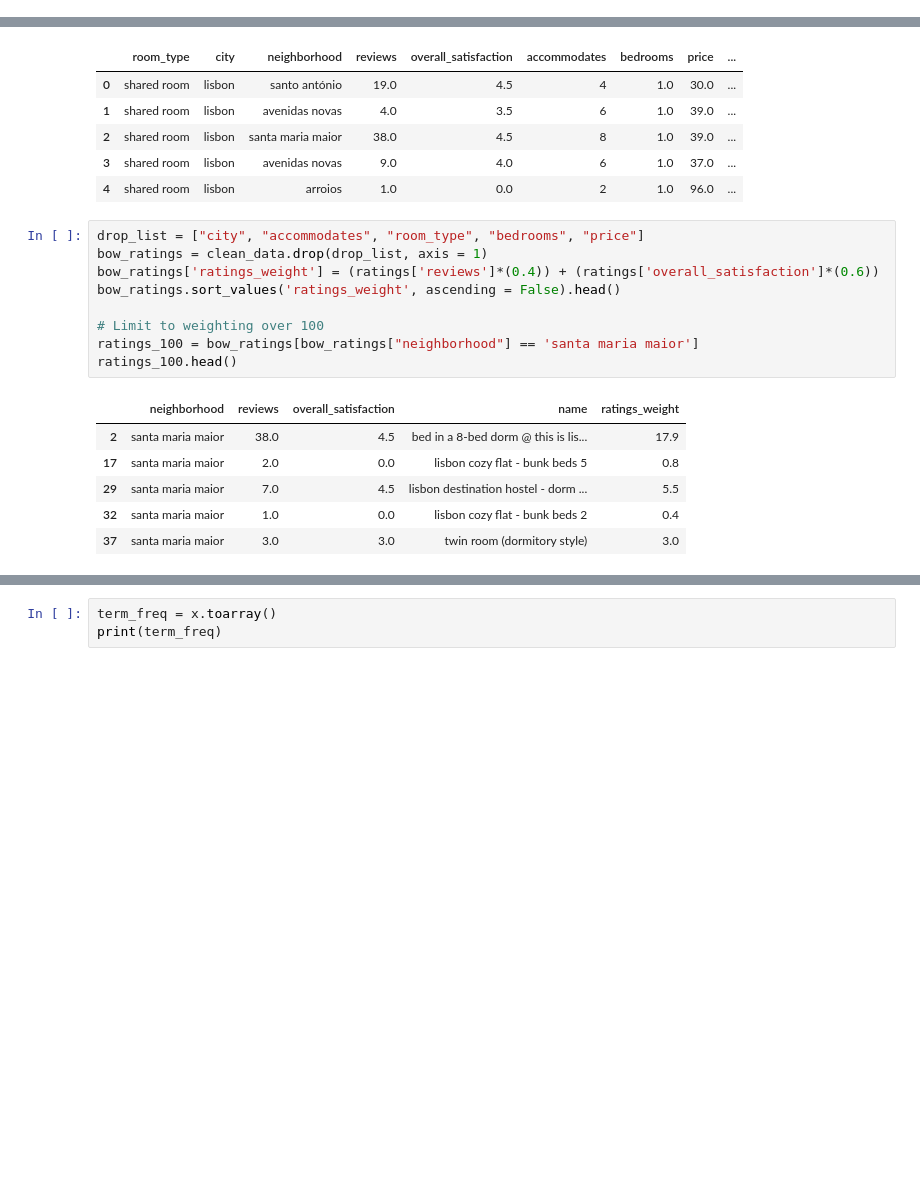
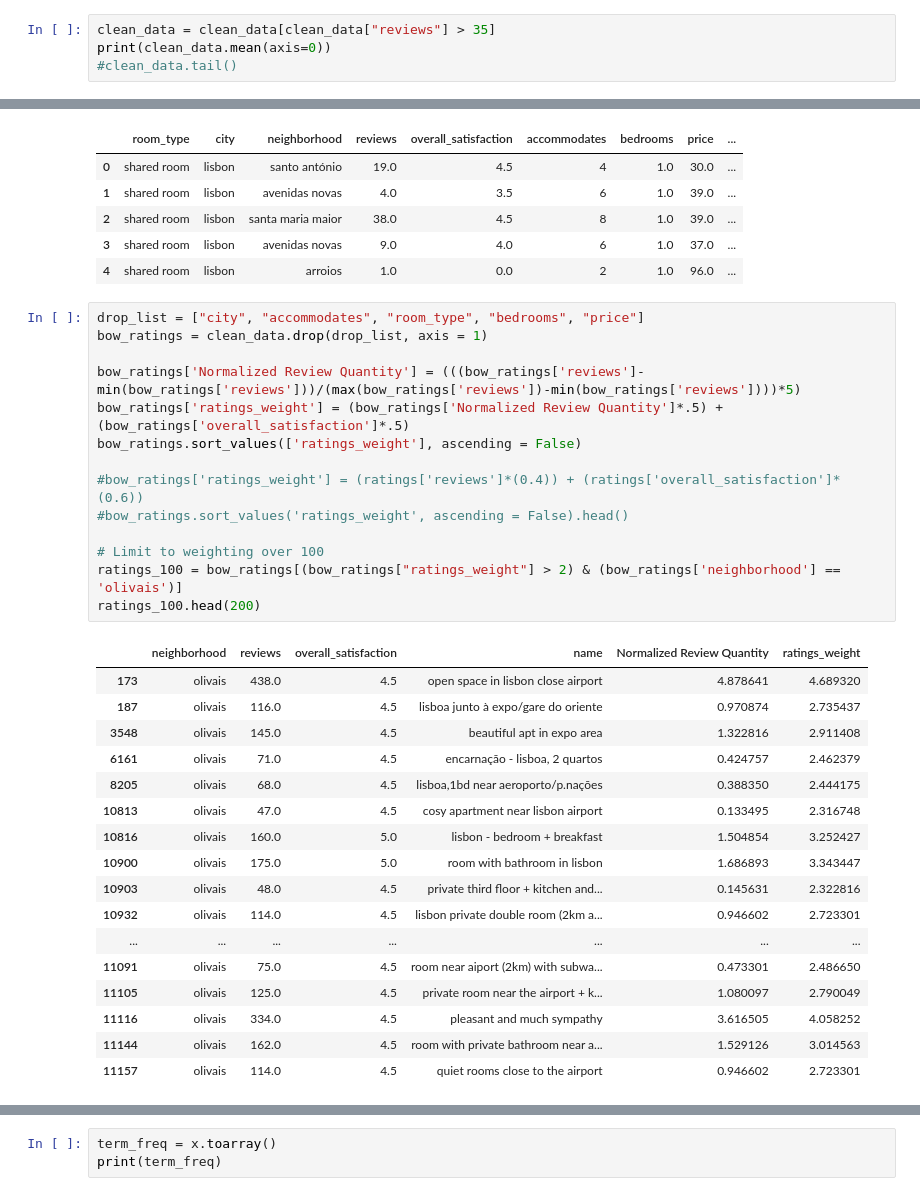
Before and after one commit to frankcardozo/Project-Week-2-Lisbon, a Jupyter notebook: your-project/ratings-price.ipynb, the cells around one changed output, grey strips where cells are left out. Drawn from its saved outputs; the diff is of its cells as text; blank space fills up the shorter version.

```diff
--- a/your-project/ratings-price.ipynb
+++ b/your-project/ratings-price.ipynb
@@ -36,0 +53,4 @@ clean_data.head()
+# %%
+clean_data = clean_data[clean_data["reviews"] > 35]
+print(clean_data.mean(axis=0))
+#clean_data.tail()
@@ -152,19 +181,35 @@ clean_data.head()
 # %%
 drop_list = ["city", "accommodates", "room_type", "bedrooms", "price"]
 bow_ratings = clean_data.drop(drop_list, axis = 1)
-bow_ratings['ratings_weight'] = (ratings['reviews']*(0.4)) + (ratings['overall_satisfaction']*(0.6))
-bow_ratings.sort_values('ratings_weight', ascending = False).head()
+
+bow_ratings['Normalized Review Quantity'] = (((bow_ratings['reviews']-min(bow_ratings['reviews']))/(max(bow_ratings['reviews'])-min(bow_ratings['reviews'])))*5)
+bow_ratings['ratings_weight'] = (bow_ratings['Normalized Review Quantity']*.5) + (bow_ratings['overall_satisfaction']*.5)
+bow_ratings.sort_values(['ratings_weight'], ascending = False)
+
+#bow_ratings['ratings_weight'] = (ratings['reviews']*(0.4)) + (ratings['overall_satisfaction']*(0.6))
+#bow_ratings.sort_values('ratings_weight', ascending = False).head()
 
 # Limit to weighting over 100
-ratings_100 = bow_ratings[bow_ratings["neighborhood"] == 'santa maria maior']
-ratings_100.head()
+ratings_100 = bow_ratings[(bow_ratings["ratings_weight"] > 2) & (bow_ratings['neighborhood'] == 'olivais')]
+ratings_100.head(200)
 # %% [output]
-|  | neighborhood | reviews | overall_satisfaction | name | ratings_weight |
-| 2 | santa maria maior | 38.0 | 4.5 | bed in a 8-bed dorm @ this is lis... | 17.9 |
-| 17 | santa maria maior | 2.0 | 0.0 | lisbon cozy flat - bunk beds 5 | 0.8 |
-| 29 | santa maria maior | 7.0 | 4.5 | lisbon destination hostel - dorm ... | 5.5 |
-| 32 | santa maria maior | 1.0 | 0.0 | lisbon cozy flat - bunk beds 2 | 0.4 |
-| 37 | santa maria maior | 3.0 | 3.0 | twin room (dormitory style) | 3.0 |
+|  | neighborhood | reviews | overall_satisfaction | name | Normalized Review Quantity | ratings_weight |
+| 173 | olivais | 438.0 | 4.5 | open space in lisbon close airport | 4.878641 | 4.689320 |
+| 187 | olivais | 116.0 | 4.5 | lisboa junto à expo/gare do oriente | 0.970874 | 2.735437 |
+| 3548 | olivais | 145.0 | 4.5 | beautiful apt in expo area | 1.322816 | 2.911408 |
+| 6161 | olivais | 71.0 | 4.5 | encarnação - lisboa, 2 quartos | 0.424757 | 2.462379 |
+| 8205 | olivais | 68.0 | 4.5 | lisboa,1bd near aeroporto/p.nações | 0.388350 | 2.444175 |
+| 10813 | olivais | 47.0 | 4.5 | cosy apartment near lisbon airport | 0.133495 | 2.316748 |
+| 10816 | olivais | 160.0 | 5.0 | lisbon - bedroom + breakfast | 1.504854 | 3.252427 |
+| 10900 | olivais | 175.0 | 5.0 | room with bathroom in lisbon | 1.686893 | 3.343447 |
+| 10903 | olivais | 48.0 | 4.5 | private third floor + kitchen and... | 0.145631 | 2.322816 |
+| 10932 | olivais | 114.0 | 4.5 | lisbon private double room (2km a... | 0.946602 | 2.723301 |
+| ... | ... | ... | ... | ... | ... | ... |
+| 11091 | olivais | 75.0 | 4.5 | room near aiport (2km) with subwa... | 0.473301 | 2.486650 |
+| 11105 | olivais | 125.0 | 4.5 | private room near the airport + k... | 1.080097 | 2.790049 |
+| 11116 | olivais | 334.0 | 4.5 | pleasant and much sympathy | 3.616505 | 4.058252 |
+| 11144 | olivais | 162.0 | 4.5 | room with private bathroom near a... | 1.529126 | 3.014563 |
+| 11157 | olivais | 114.0 | 4.5 | quiet rooms close to the airport | 0.946602 | 2.723301 |
 # %%
 corpus = ratings_100["name"].values
 corpus
```
Also changed, not shown: parts of 9 cells of this notebook.
